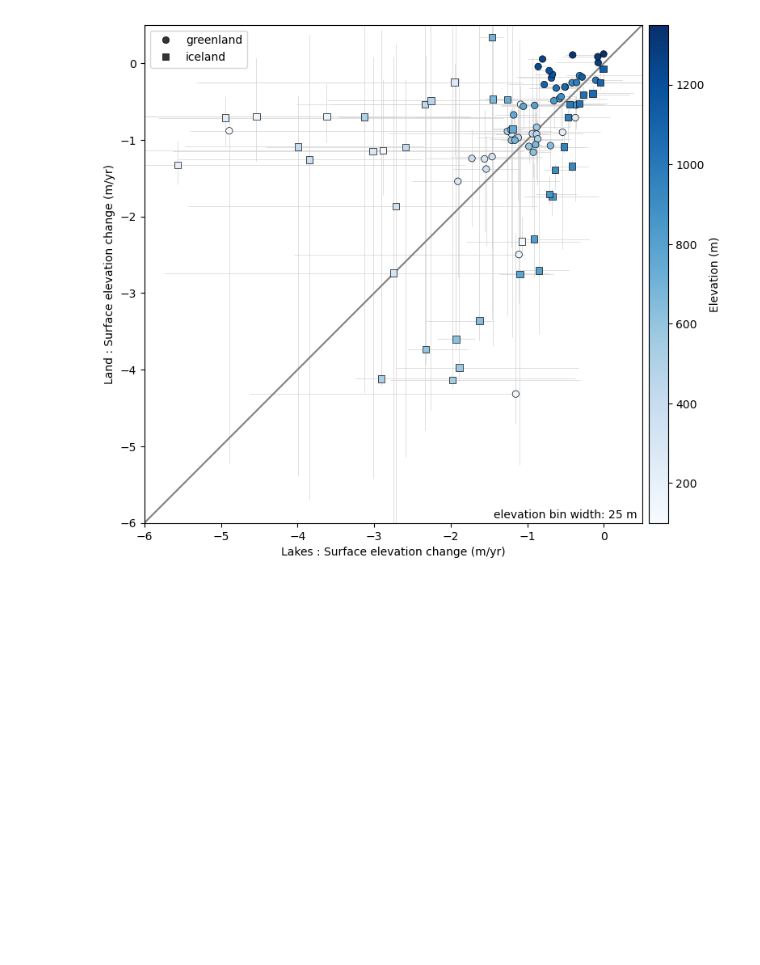
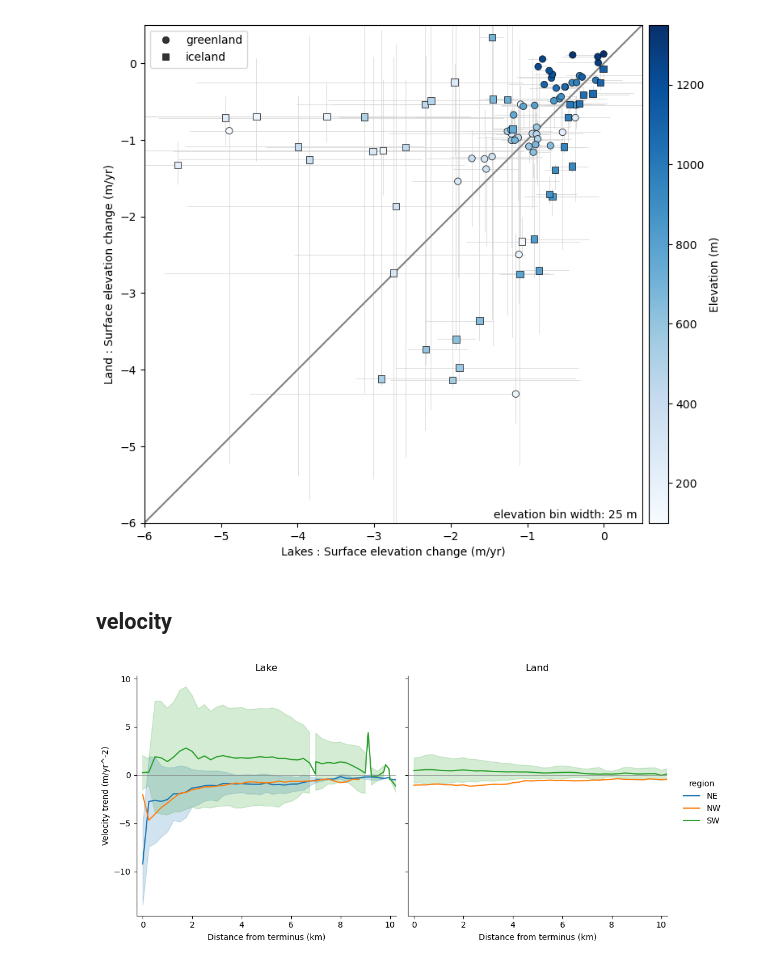
Before and after one commit to tlohde/lake-terminating-glaciers, a Jupyter notebook: src/jan25Update.ipynb, the cells around one changed output. Drawn from its saved outputs; the diff is of its cells as text; code cells hidden in the pictures; blank space fills up the shorter version.

```diff
--- a/src/jan25Update.ipynb
+++ b/src/jan25Update.ipynb
@@ -601,3 +619,7 @@ cax.set_ylabel('Elevation (m)')
 # %% [output]
 Text(0, 0.5, 'Elevation (m)')
 [figure]
+# %% [markdown]
+## velocity
+# %%
+v_zarrs = glob('../results/intermediate/velocity/robust_annual_trends/*')
@@ -603,0 +667,44 @@ Text(0, 0.5, 'Elevation (m)')
+# %%
+ldfs = []
+for k, v in grps.groups.items():
+    zarr_files = [zarr_dict[z] for z in v if z in zarr_dict.keys()]
+    # print(k, v, zarr_files)
+
+    for id, zarr in zip(v, zarr_files):
+        # print(id, zarr)
+        2+2
+        with xr.open_zarr(zarr)['v_trend'] as ds:
+            ldf = (sample_along_line(ds)
+                   .drop_vars(['mapping','x','y'])
+                   .to_dataframe()
+                   .unstack('result')['v_trend']
+                   .reset_index())
+            ldf['where'] = k[0]
+            ldf['lake_land'] = k[1]
+            ldf['region'] = k[2]
+            ldf['id'] = id
+            ldf['distance (km)'] = ldf['distance (km)'].round(2)
+            ldfs.append(ldf)
+
+line_df = pd.concat(ldfs).reset_index(drop=True)
+# %%
+# spread of velocity trends in greenland
+fg = sns.relplot(line_df.loc[line_df['where']=='greenland'],
+                 x='distance (km)',
+                 y='slope',
+                 hue='region',
+                 col='lake_land',
+                 estimator='mean',
+                 errorbar='sd',
+                 kind='line')
+
+fg.map(plt.axhline, y=0, c='gray', lw=0.5)
+fg.set(xlim=(-0.25, 10.25),
+       xlabel='Distance from terminus (km)',
+       ylabel='Velocity trend (m/yr^-2)')
+
+for ax in fg.axes.flat:
+    t = ax.get_title()
+    ax.set_title(t.replace('lake_land = ', '').title())
+# %% [output]
+[figure, added]
```
Also changed, not shown: parts of 16 cells of this notebook, 6 other files.
